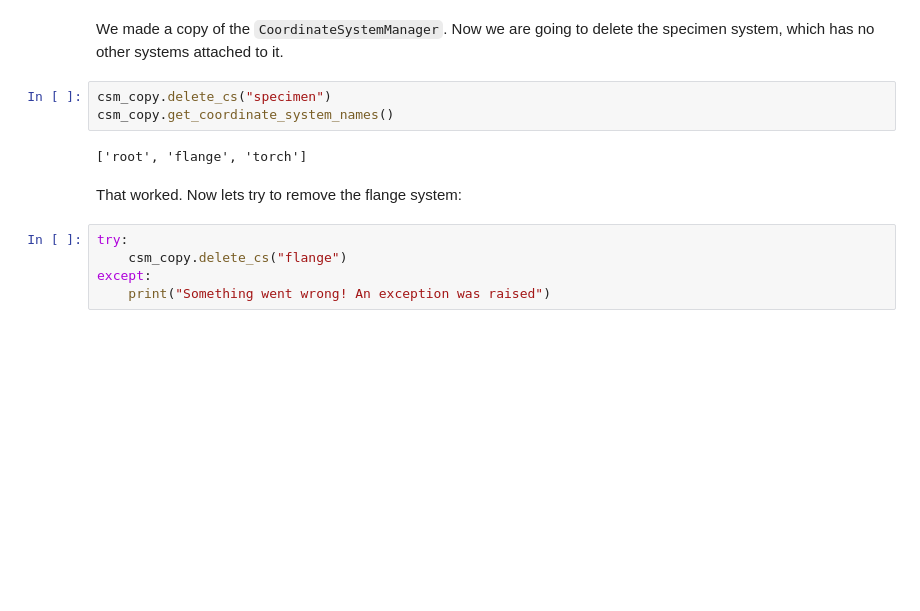
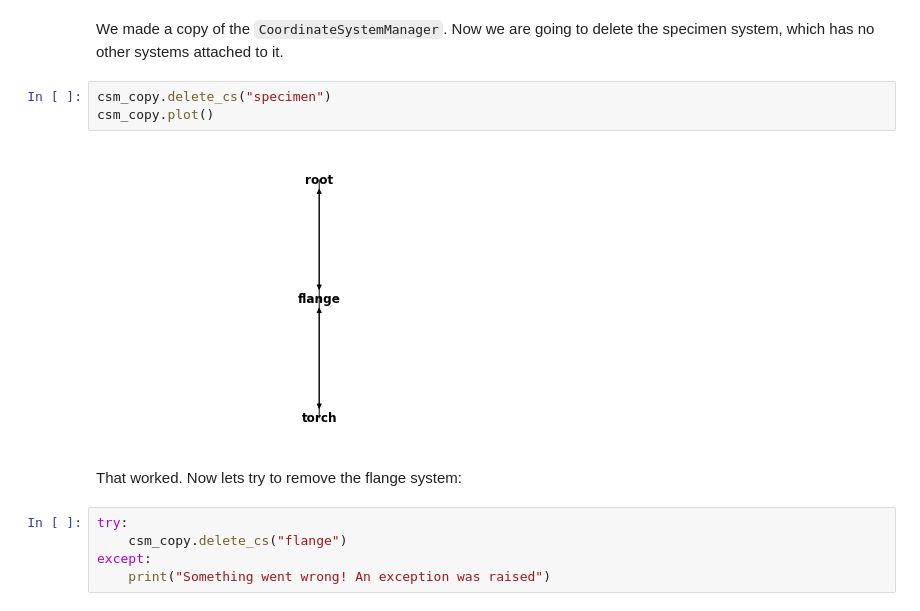
Before and after one commit to BAMWelDX/weldx, a Jupyter notebook: tutorials/transformations_02_coordinate_system_manager.ipynb, the cells around one changed output. Saved outputs shown, nothing was run; the diff lists cells and outputs as text; blank space fills up the shorter version.

```diff
--- a/tutorials/transformations_02_coordinate_system_manager.ipynb
+++ b/tutorials/transformations_02_coordinate_system_manager.ipynb
@@ -123,9 +123,9 @@ csm_copy.get_coordinate_system_names()
 We made a copy of the `CoordinateSystemManager`. Now we are going to delete the specimen system, which has no other systems attached to it.
 # %%
 csm_copy.delete_cs("specimen")
-csm_copy.get_coordinate_system_names()
+csm_copy.plot()
 # %% [output]
-['root', 'flange', 'torch']
+[figure, added]
 # %% [markdown]
 That worked. Now lets try to remove the flange system:
 # %%
```
Also changed, not shown: parts of 9 cells of this notebook.
